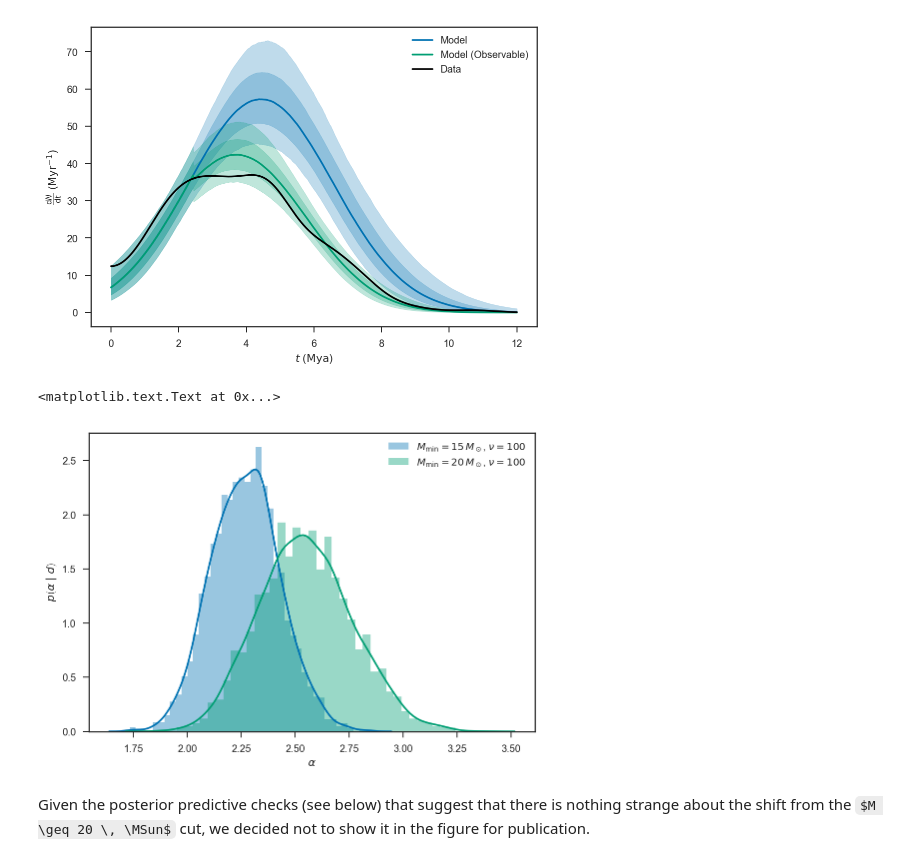
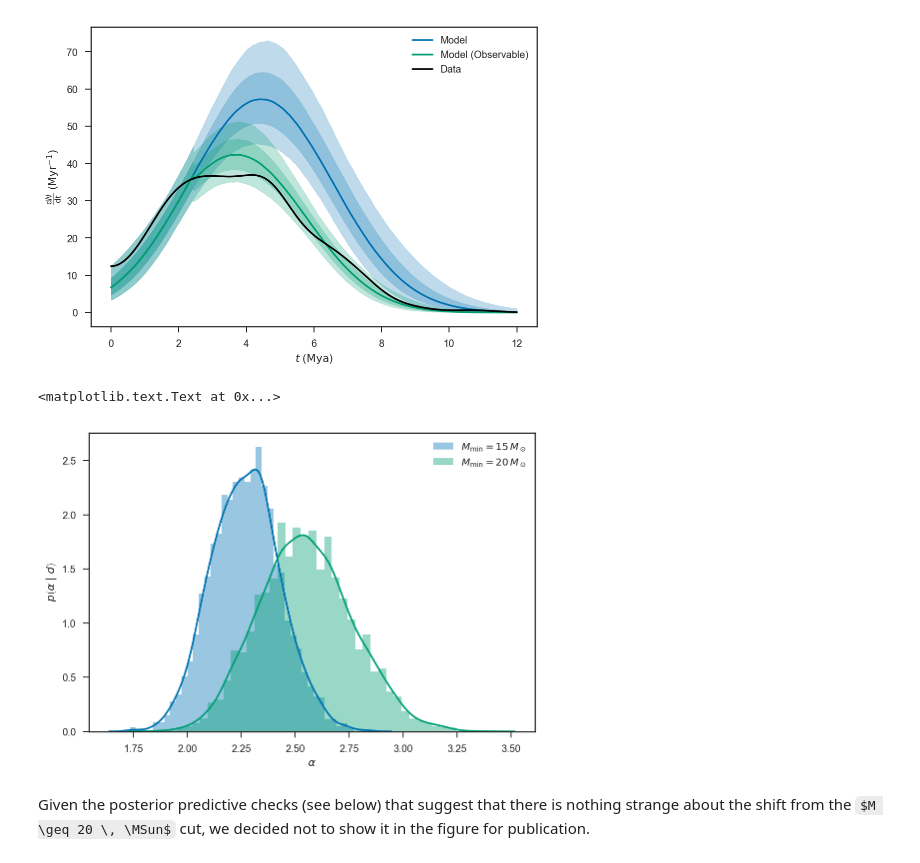
Before and after one commit to farr/30DorIMF, a Jupyter notebook: IMF.ipynb, the cells around one changed output. Saved outputs shown, nothing was run; the diff lists cells and outputs as text; code cells hidden in the pictures; some formulas as TeX source.

Commit message:
A couple of re-run plots for email to Ilya.

```diff
--- a/IMF.ipynb
+++ b/IMF.ipynb
@@ -555,17 +555,17 @@ savefig('dNdt-model.pdf')
 # %% [output]
 [figure]
 # %%
-sns.distplot(chain['alpha'], label=r'$M_\mathrm{min} = 15 \, M_\odot$, $\nu = 100$')
-sns.distplot(chain_high_mass['alpha'], label=r'$M_\mathrm{min} = 20 \, M_\odot$, $\nu = 100$')
+sns.distplot(chain['alpha'], label=r'$M_\mathrm{min} = 15 \, M_\odot$')
+sns.distplot(chain_high_mass['alpha'], label=r'$M_\mathrm{min} = 20 \, M_\odot$')
 legend(loc='best')
 
 xlabel(r'$\alpha$')
 ylabel(r'$p\left( \alpha \mid d \right)$')
 
 #savefig('alpha.pdf')
 # %% [output]
 <matplotlib.text.Text at 0x...>
-[figure, old version]
+[figure, new version]
 # %% [markdown]
 Given the posterior predictive checks (see below) that suggest that there is nothing strange about the shift from the $M \geq 20 \, \MSun$ cut, we decided not to show it in the figure for publication.
 # %%
```
